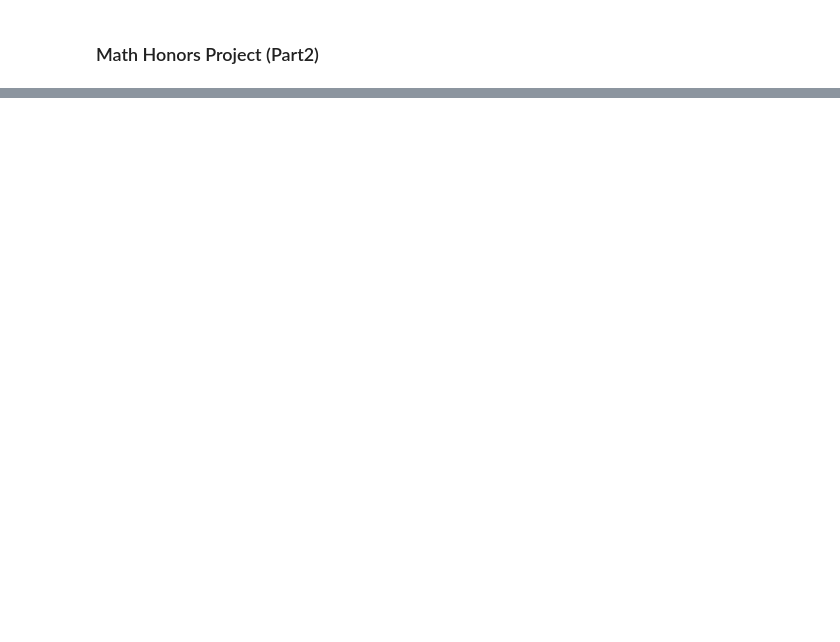
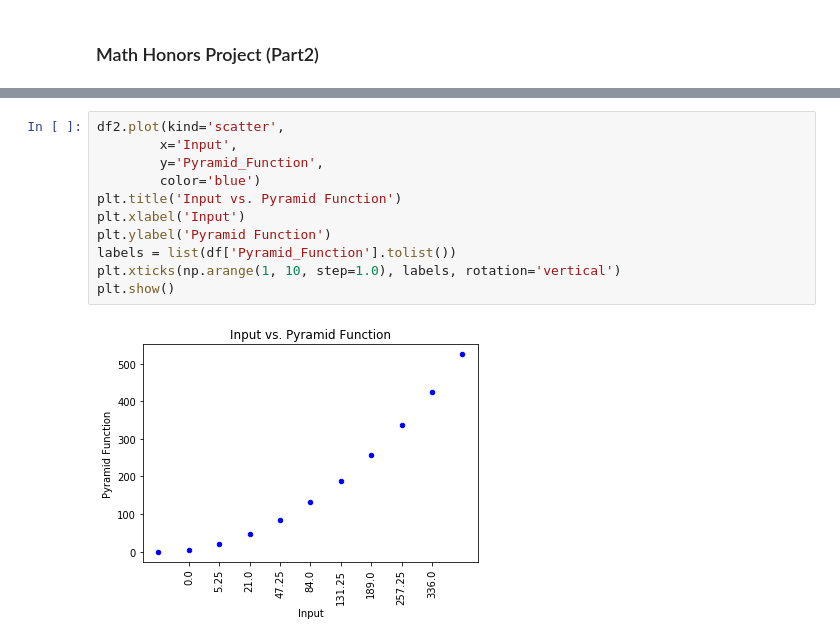
Before and after one commit to ksajjad240/Math, a Jupyter notebook: MathProjectPart2.ipynb, the cells around one changed output, grey strips where cells are left out. Saved outputs shown, nothing was run; the diff lists cells and outputs as text; blank space fills up the shorter version.

```diff
--- a/MathProjectPart2.ipynb
+++ b/MathProjectPart2.ipynb
@@ -79,0 +145,13 @@ plt.show()
+# %%
+df2.plot(kind='scatter',
+        x='Input',
+        y='Pyramid_Function',
+        color='blue')
+plt.title('Input vs. Pyramid Function')
+plt.xlabel('Input')
+plt.ylabel('Pyramid Function')
+labels = list(df['Pyramid_Function'].tolist())
+plt.xticks(np.arange(1, 10, step=1.0), labels, rotation='vertical')
+plt.show()
+# %% [output]
+[figure, added]
```
Also changed, not shown: parts of 19 cells of this notebook.
